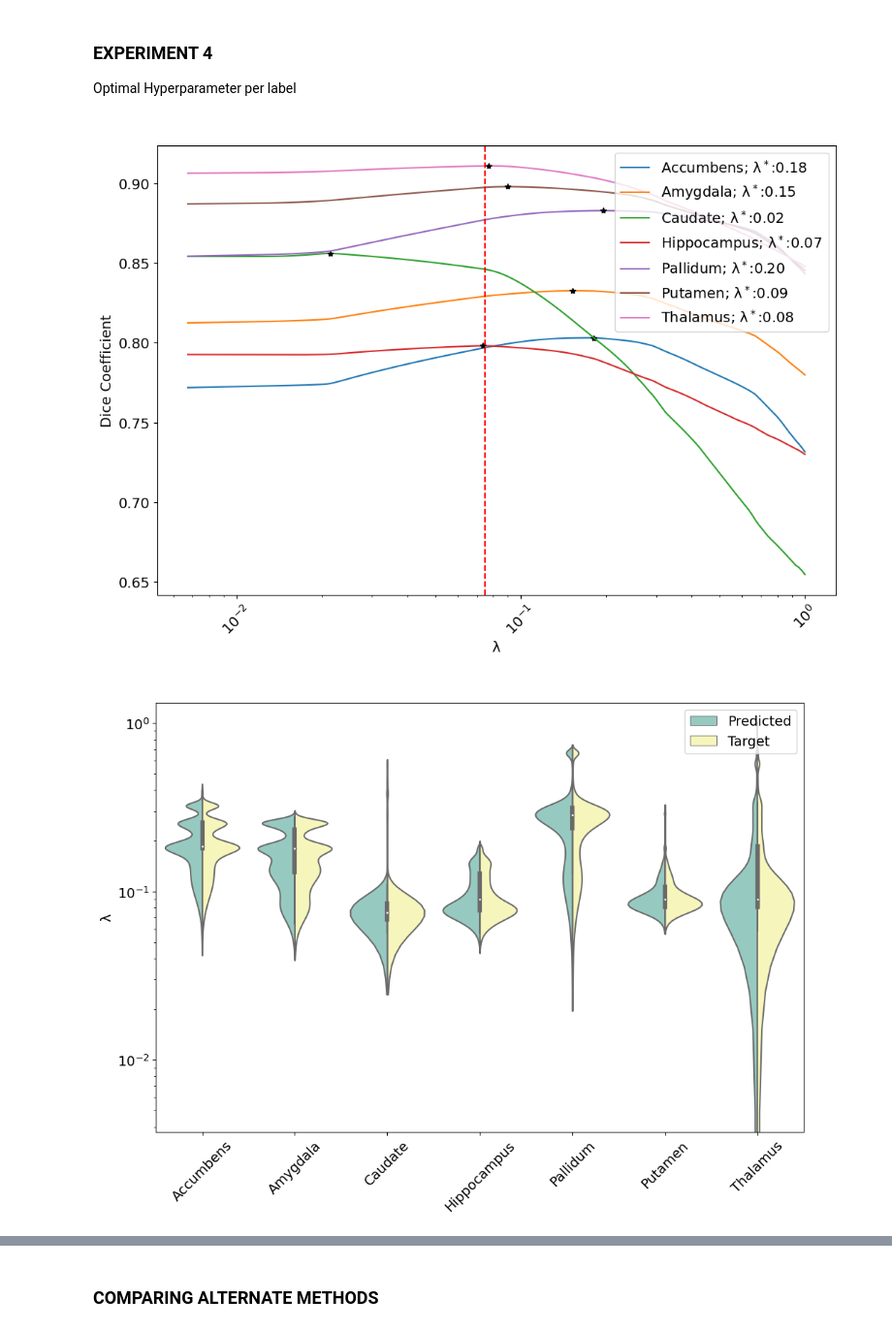
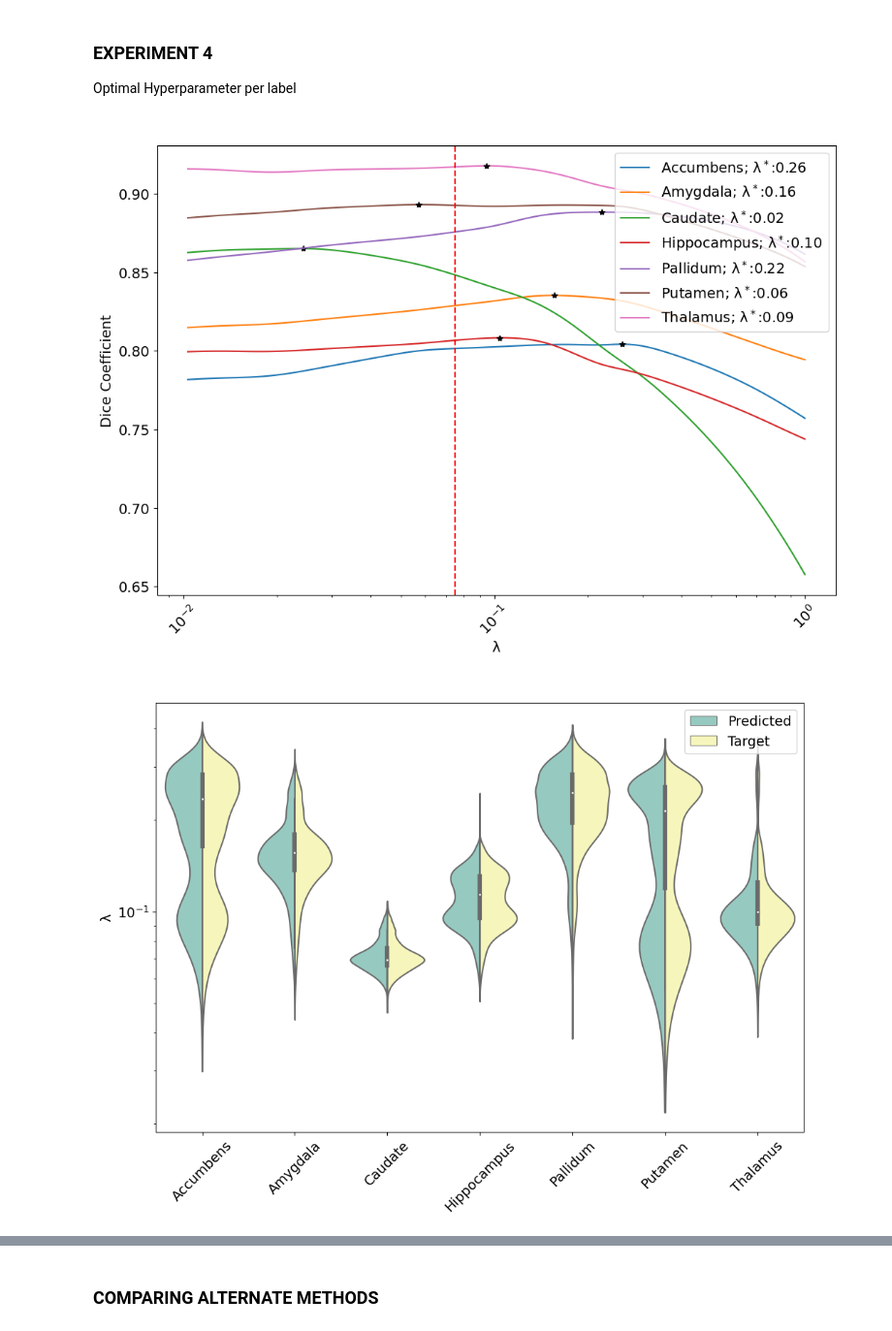
Before and after one commit to aisha-lawal/hyperpredict, a Jupyter notebook: visualizations/hyperpredict_clapirn.ipynb, the cells around one changed output, grey strips where cells are left out. Shown at 97% size. Drawn from its saved outputs; the diff is of its cells as text; code cells hidden in the pictures.

Commit message:
ipynb result files

```diff
--- a/visualizations/hyperpredict_clapirn.ipynb
+++ b/visualizations/hyperpredict_clapirn.ipynb
@@ -228,0 +265,41 @@ nfv wilcoxon:  0.015625
+# %%
+
+
+x = np.linspace(0.70, 0.95, 50)
+y = x
+
+#cross valdidation vs hyperpredict
+equal = merged_df_case["dice_y"] == merged_df_case["dice_x"]
+worse_case = merged_df_case["dice_y"] > merged_df_case["dice_x"]
+best_case = merged_df_case["dice_y"] < merged_df_case["dice_x"]
+
+plt.scatter(merged_df_case[best_case]["dice_y"], merged_df_case[best_case]["dice_x"], color='blue', s=10, marker='>', label = 'Better')
+plt.scatter(merged_df_case[equal]["dice_y"], merged_df_case[equal]["dice_x"], color='black', s=12, marker='o', label = 'Equal')
+plt.scatter(merged_df_case[worse_case]["dice_y"], merged_df_case[worse_case]["dice_x"], color='red', s=10,  marker='x', label = 'Worse')
+plt.xlabel("Cross Validation Dice Coefficient")
+plt.ylabel("HyperPredict Dice Coefficient")
+plt.plot(x, y, color='black', linestyle='--')
+plt.legend(loc = "best")
+plt.show()
+
+
+#nfv
+merged_df_case["nfv_x"] = merged_df_case["nfv_x"].round(3)
+merged_df_case["nfv_y"] = merged_df_case["nfv_y"].round(3)
+
+x = np.linspace(0, 1, 50)
+y = x
+
+equal = merged_df_case["nfv_y"] == merged_df_case["nfv_x"]
+worse_case = merged_df_case["nfv_y"] < merged_df_case["nfv_x"]
+best_case = merged_df_case["nfv_y"] > merged_df_case["nfv_x"]
+plt.scatter(merged_df_case[best_case]["nfv_y"]/maximum_nfv*100, merged_df_case[best_case]["nfv_x"]/maximum_nfv*100, color='blue', s=10,  marker='>', label = 'Better')
+plt.scatter(merged_df_case[equal]["nfv_y"]/maximum_nfv*100, merged_df_case[equal]["nfv_x"]/maximum_nfv*100, color='black', s=12, marker='o', label = 'Equal')
+plt.scatter(merged_df_case[worse_case]["nfv_y"]/maximum_nfv*100, merged_df_case[worse_case]["nfv_x"]/maximum_nfv*100, color='red', s=10,  marker='x', label = 'Worse')
+
+
+plt.plot(x, y, color='black', linestyle='--')
+plt.xlabel("Cross Validation %nfv")
+plt.ylabel("HyperPredict %nfv")
+plt.legend(loc = "best")
+plt.show()
@@ -302,7 +382,11 @@ plt.xscale('log')
 ### EXPERIMENT 4
 Optimal Hyperparameter per label
 # %%
-hyperpredict_exp4 = pd.read_csv("../results/symnet_clapirn/mean_encoding_testing_200_hps_labels.csv")
+# hyperpredict_exp4 = pd.read_csv("../results/symnet_clapirn/mean_encoding_testing_200_hps_labels.csv")
+hyperpredict_exp4 = pd.read_csv("../results/symnet_clapirn/final_result/final_label_no_optim.csv")
+hyperpredict_exp4 = hyperpredict_exp4[hyperpredict_exp4["lamda"] > 0.01]
+
+
 
 hyperpredict_exp4 = hyperpredict_exp4.groupby(['label', 'lamda']).mean().reset_index()
 short_label = ['Thalamus',  'Amygdala', 'Pallidum', 'Caudate', 'Hippocampus', 'Putamen', 'Accumbens']
@@ -323,34 +407,35 @@ plt.xticks(rotation=45)
 plt.xscale('log')
 plt.title(" ");
 # %% [output]
-[figure, old version]
+[figure, new version]
 # %%
-compare_target_predicted = pd.read_csv("../results/symnet_clapirn/optimal_hp_0.5%_label.csv")
+# compare_target_predicted = pd.read_csv("../results/symnet_clapirn/optimal_hp_0.5%_label.csv")
+compare_target_predicted = pd.read_csv("../results/symnet_clapirn/final_result/final_label_1.0_alpha_target.csv")
 
 compare_target_predicted.drop(columns=["target_label"], inplace=True)
 grouped_df_target_lamda = compare_target_predicted.reset_index()
 grouped_df_target_lamda = grouped_df_target_lamda.groupby(["pair_idx", "label"]).apply(lambda x: x.loc[x['target_dice'].idxmax()])["lamda"]
 grouped_df_target_lamda = grouped_df_target_lamda.reset_index()
 grouped_df_target_lamda["stage"] = "Target"
 
 grouped_df_predicted_lamda = compare_target_predicted.reset_index()
 grouped_df_predicted_lamda = grouped_df_predicted_lamda.groupby(["pair_idx", "label"]).apply(lambda x: x.loc[x['predicted_dice'].idxmax()])["lamda"]
 grouped_df_predicted_lamda = grouped_df_predicted_lamda.reset_index()
 grouped_df_predicted_lamda["stage"] = "Predicted"
 
 
 grouped_df = pd.concat([grouped_df_predicted_lamda, grouped_df_target_lamda])
 sns.violinplot(x="label", y="lamda", hue="stage", data=grouped_df, palette="Set3", split=True, as_cmap=True)
 plt.legend(loc='upper right')
 
 plt.ylabel("λ")
 plt.xlabel("")
 plt.xticks(rotation=45)
 plt.title(" ");
 plt.yscale('log')
 plt.show()
 # %% [output]
-[figure, old version]
+[figure, new version]
 # %%
 #statistical analysis
 #mean difference bbetween predicted and target dice
```
Also changed, not shown: parts of 22 cells of this notebook, 1 other file.
